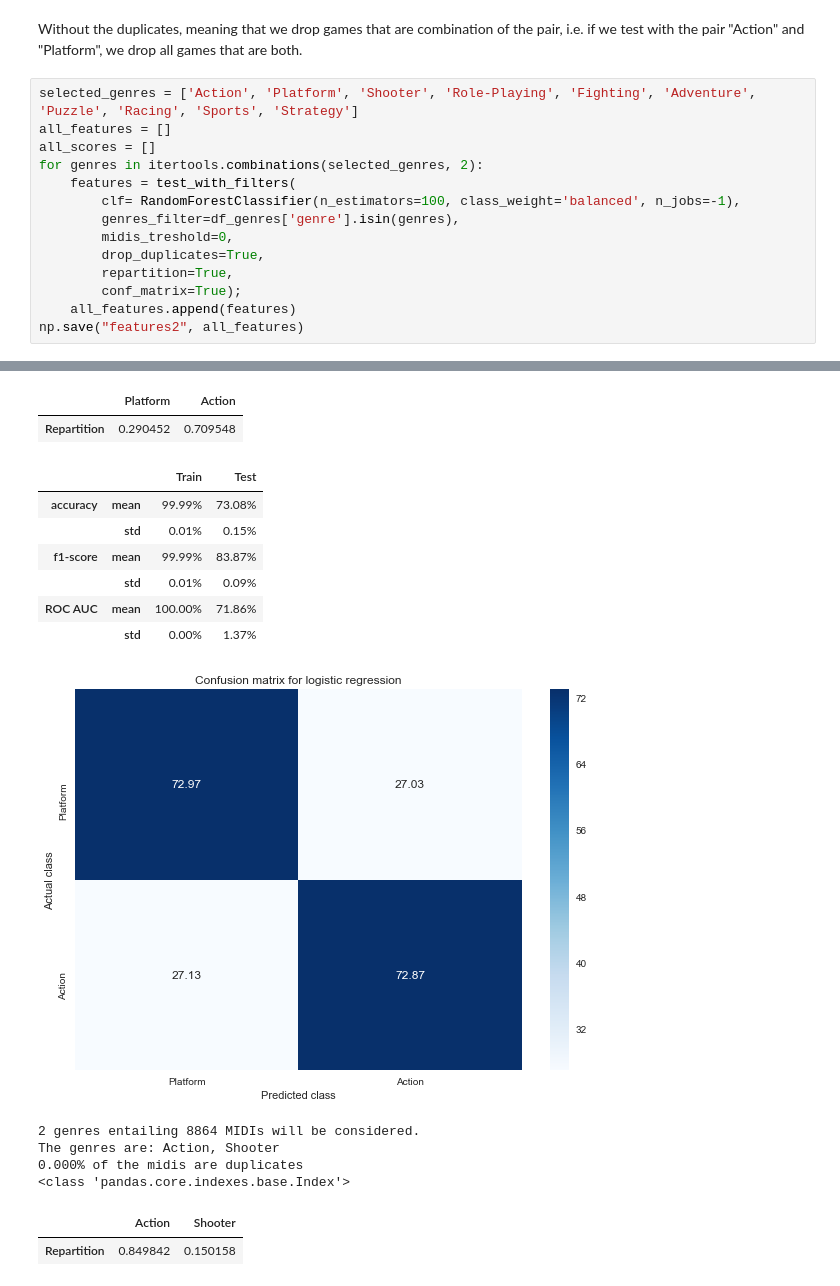
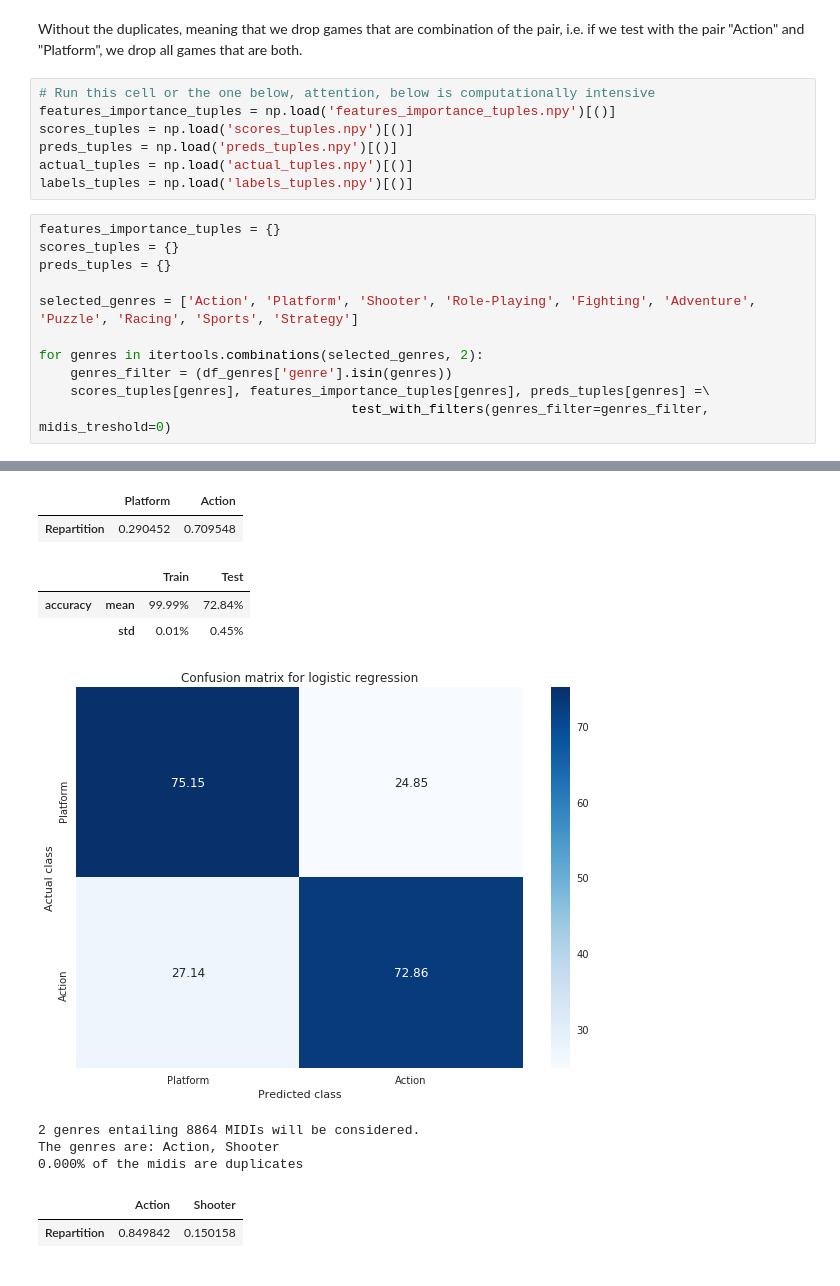
Before and after one commit to cedricviaccoz/musicology, a Jupyter notebook: dataset/Final Analysis and Results.ipynb, the cells around one changed output, grey strips where cells are left out. Drawn from its saved outputs; the diff is of its cells as text.

```diff
--- a/dataset/Final Analysis and Results.ipynb
+++ b/dataset/Final Analysis and Results.ipynb
@@ -184,20 +249,24 @@ def test_with_filters(
 Parwise for all genres which represents at least 3% of the midis.
 # %% [markdown]
 Without the duplicates, meaning that we drop games that are combination of the pair, i.e. if we test with the pair "Action" and "Platform", we drop all games that are both.
+# %%
+# Run this cell or the one below, attention, below is computationally intensive
+features_importance_tuples = np.load('features_importance_tuples.npy')[()]
+scores_tuples = np.load('scores_tuples.npy')[()]
+preds_tuples = np.load('preds_tuples.npy')[()]
+actual_tuples = np.load('actual_tuples.npy')[()]
+labels_tuples = np.load('labels_tuples.npy')[()]
 # %%
+features_importance_tuples = {}
+scores_tuples = {}
+preds_tuples = {}
+
 selected_genres = ['Action', 'Platform', 'Shooter', 'Role-Playing', 'Fighting', 'Adventure', 'Puzzle', 'Racing', 'Sports', 'Strategy']
-all_features = []
-all_scores = []
+
 for genres in itertools.combinations(selected_genres, 2):
-    features = test_with_filters(
-        clf= RandomForestClassifier(n_estimators=100, class_weight='balanced', n_jobs=-1),
-        genres_filter=df_genres['genre'].isin(genres),
-        midis_treshold=0,
-        drop_duplicates=True,
-        repartition=True,
-        conf_matrix=True);
-    all_features.append(features)
-np.save("features2", all_features)
+    genres_filter = (df_genres['genre'].isin(genres))
+    scores_tuples[genres], features_importance_tuples[genres], preds_tuples[genres] =\
+                                        test_with_filters(genres_filter=genres_filter, midis_treshold=0)
 # %% [output]
 2 genres entailing 8232 MIDIs will be considered.
 The genres are: Action, Platform
@@ -206,17 +274,12 @@ The genres are: Action, Platform
 |  | Platform | Action |
 | Repartition | 0.290452 | 0.709548 |
 |  |  | Train | Test |
-| accuracy | mean | 99.99% | 73.08% |
-|  | std | 0.01% | 0.15% |
-| f1-score | mean | 99.99% | 83.87% |
-|  | std | 0.01% | 0.09% |
-| ROC AUC | mean | 100.00% | 71.86% |
-|  | std | 0.00% | 1.37% |
+| accuracy | mean | 99.99% | 72.84% |
+|  | std | 0.01% | 0.45% |
-[figure, old version]
+[figure, new version]
 2 genres entailing 8864 MIDIs will be considered.
 The genres are: Action, Shooter
 0.000% of the midis are duplicates
-<class 'pandas.core.indexes.base.Index'>
 |  | Action | Shooter |
 | Repartition | 0.849842 | 0.150158 |
 |  |  | Train | Test |
```
Also changed, not shown: parts of 14 cells of this notebook, 5 other files.
